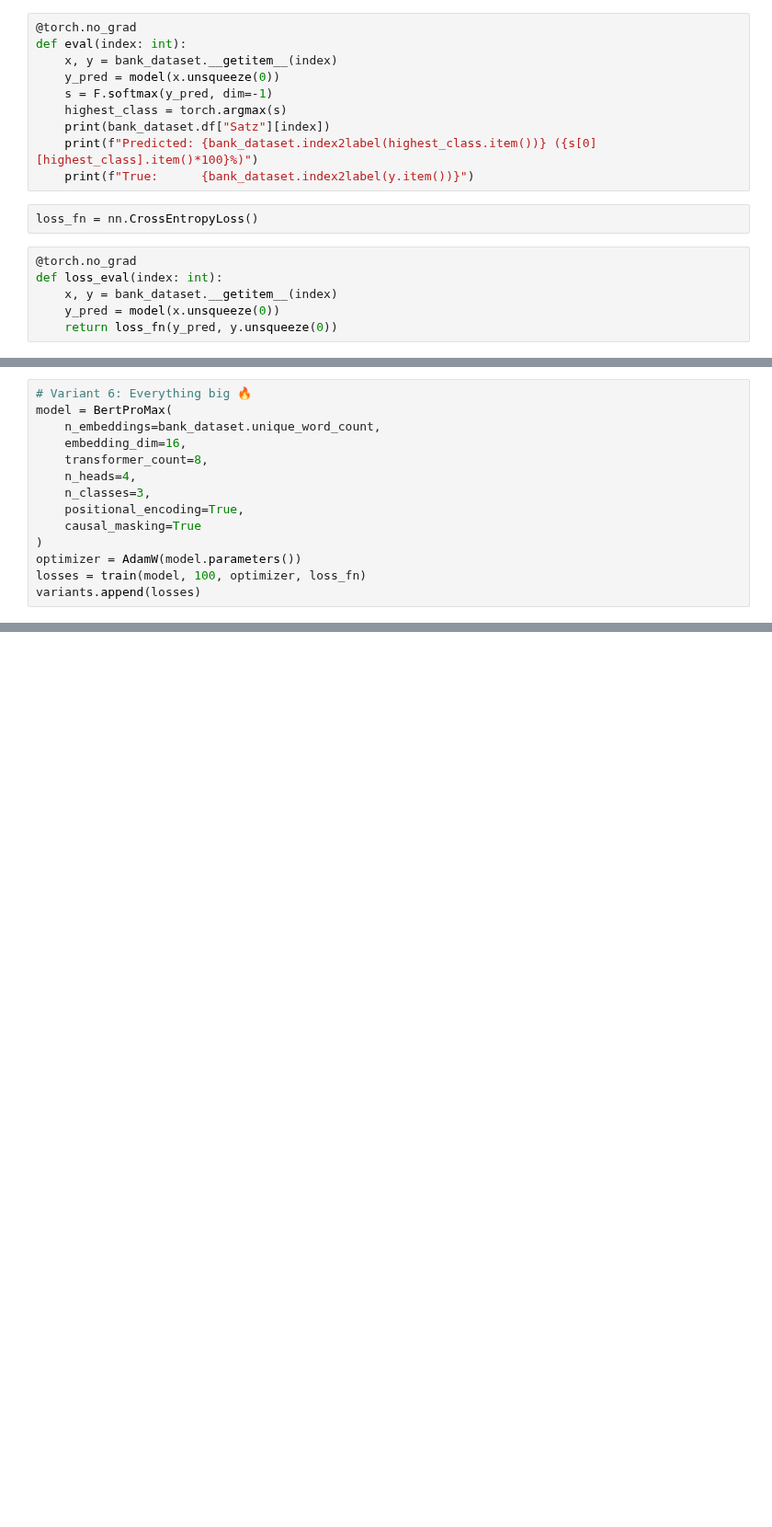
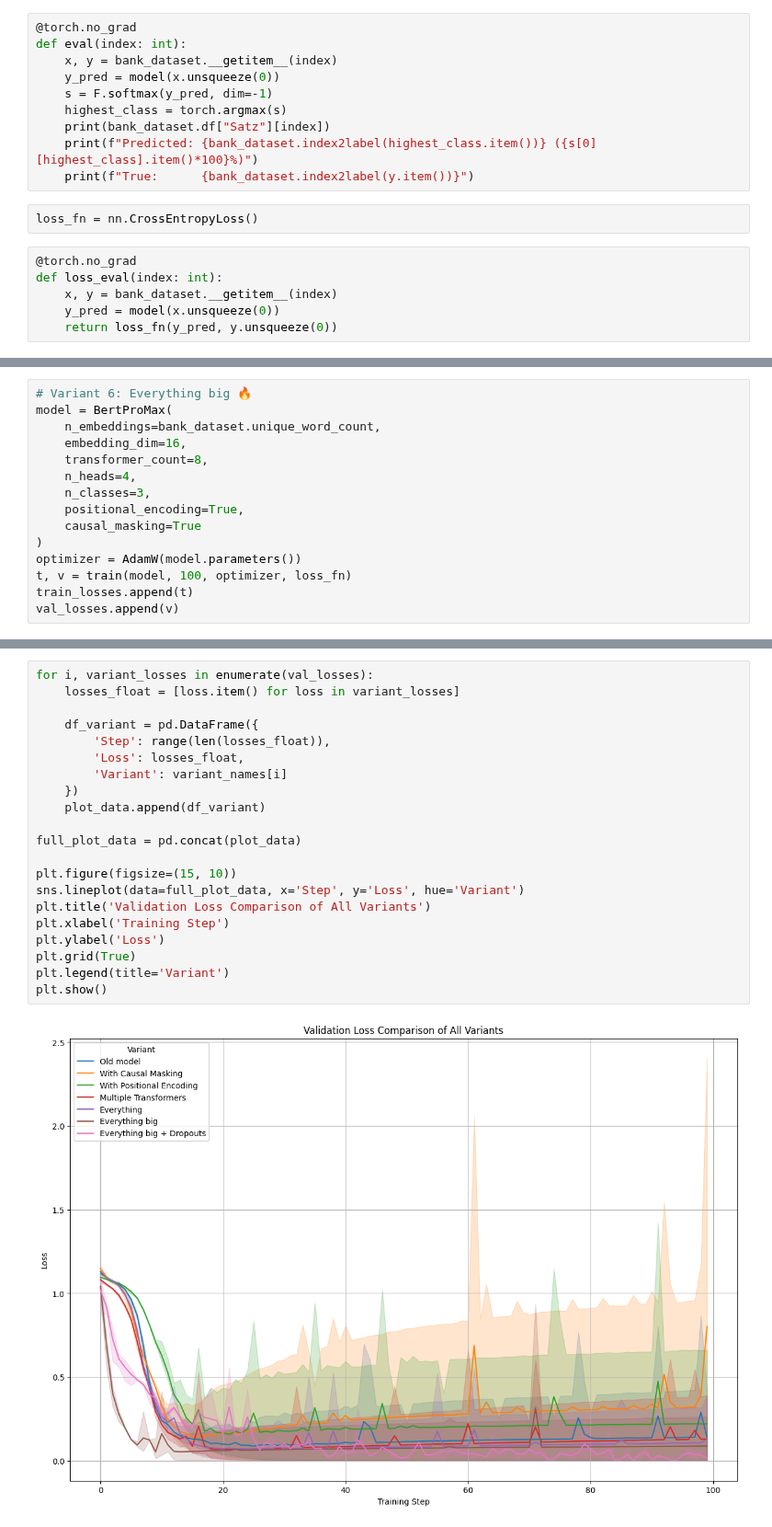
Before and after one commit to dattito/ml-journey, a Jupyter notebook: transformers_from_scratch/main.ipynb, the cells around one changed output, grey strips where cells are left out. Shown at 92% size. Cells and saved outputs as stored; diff of their text form; blank space fills up the shorter version.

```diff
--- a/transformers_from_scratch/main.ipynb
+++ b/transformers_from_scratch/main.ipynb
@@ -292,5 +305,6 @@ model = BertProMax(
     causal_masking=True
 )
 optimizer = AdamW(model.parameters())
-losses = train(model, 100, optimizer, loss_fn)
-variants.append(losses)
+t, v = train(model, 100, optimizer, loss_fn)
+train_losses.append(t)
+val_losses.append(v)
@@ -339,0 +365,23 @@ plt.show()
+# %%
+for i, variant_losses in enumerate(val_losses):
+    losses_float = [loss.item() for loss in variant_losses]
+
+    df_variant = pd.DataFrame({
+        'Step': range(len(losses_float)),
+        'Loss': losses_float,
+        'Variant': variant_names[i]
+    })
+    plot_data.append(df_variant)
+
+full_plot_data = pd.concat(plot_data)
+
+plt.figure(figsize=(15, 10))
+sns.lineplot(data=full_plot_data, x='Step', y='Loss', hue='Variant')
+plt.title('Validation Loss Comparison of All Variants')
+plt.xlabel('Training Step')
+plt.ylabel('Loss')
+plt.grid(True)
+plt.legend(title='Variant')
+plt.show()
+# %% [output]
+[figure, added]
```
Also changed, not shown: parts of 16 cells of this notebook, 8 other files.
